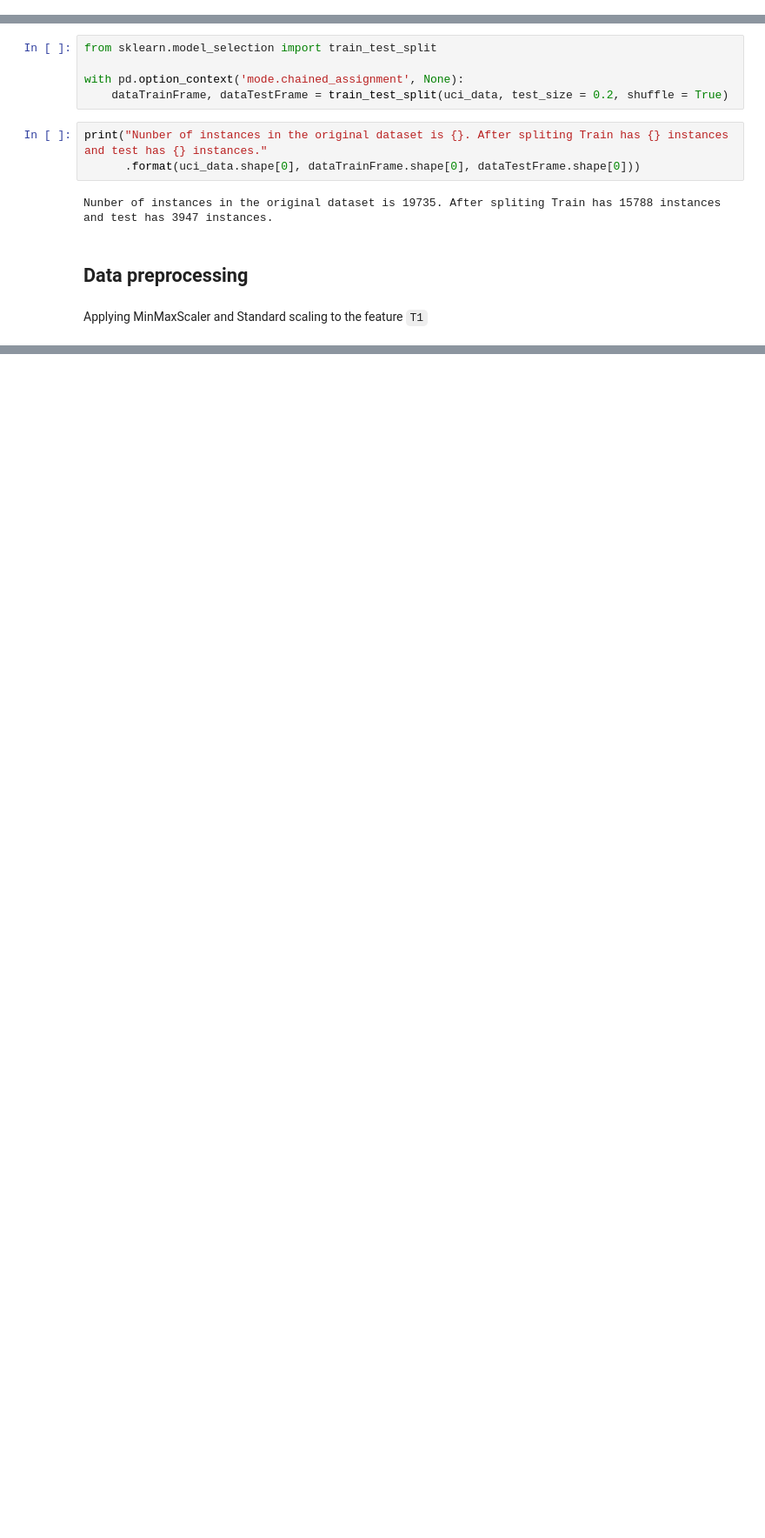
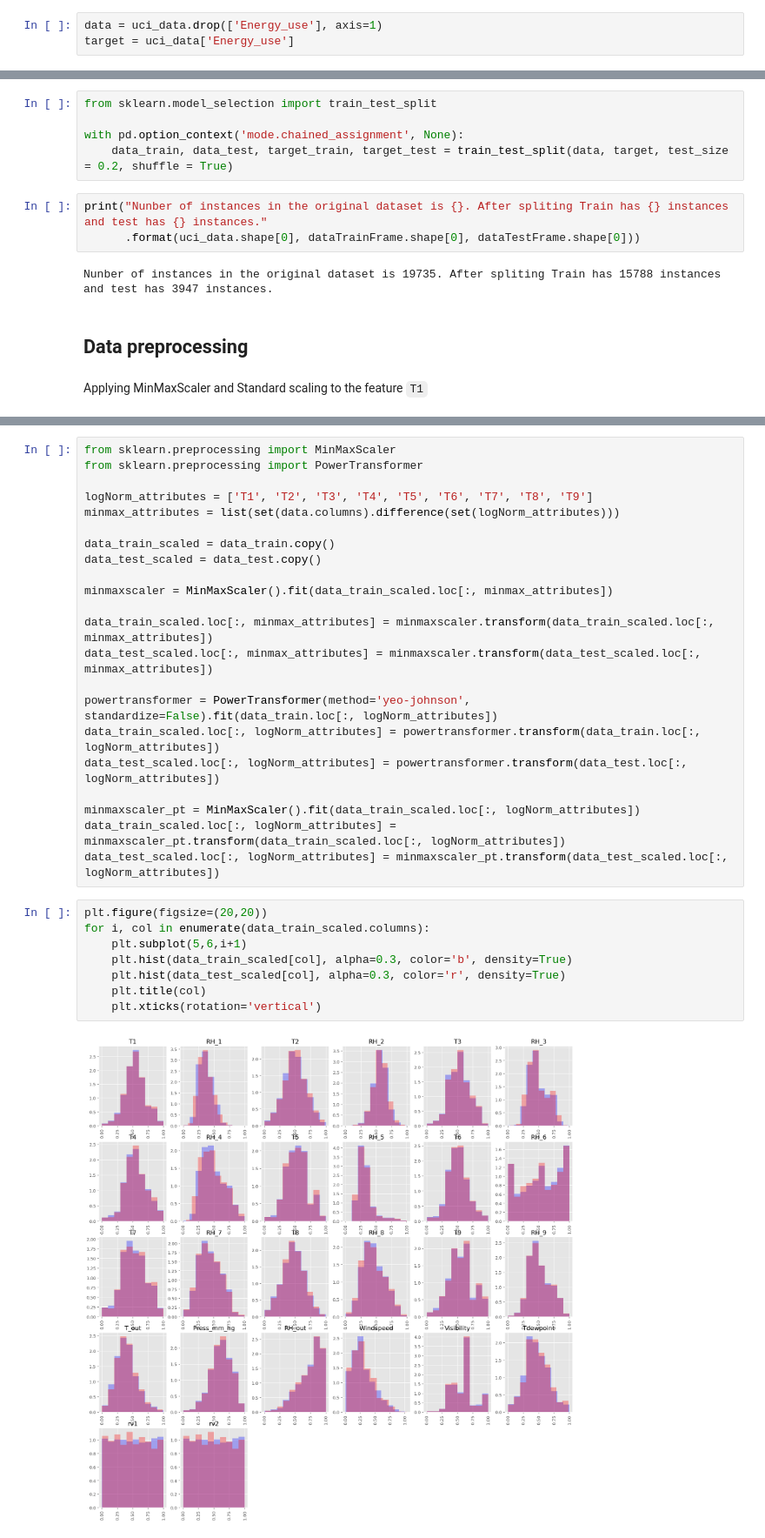
Before and after one commit to Lakindud2002/ML-Assignment2, a Jupyter notebook: Untitled.ipynb, the cells around one changed output, grey strips where cells are left out. Shown: that part at 87% size. Cells and saved outputs as stored; diff of their text form; blank space fills up the shorter version.

Commit message:
data pre processing

```diff
--- a/Untitled.ipynb
+++ b/Untitled.ipynb
@@ -295,13 +295,16 @@ def removeOccutliers(data, columns):
 #    plt.title(value)
 #plt.xticks(rotation='vertical')
 #plt.show()
+# %%
+data = uci_data.drop(['Energy_use'], axis=1)
+target = uci_data['Energy_use']
 # %% [markdown]
 ## Data splitting
 # %%
 from sklearn.model_selection import train_test_split
 
 with pd.option_context('mode.chained_assignment', None):
-    dataTrainFrame, dataTestFrame = train_test_split(uci_data, test_size = 0.2, shuffle = True)
+    data_train, data_test, target_train, target_test = train_test_split(data, target, test_size = 0.2, shuffle = True)
 # %%
 print("Nunber of instances in the original dataset is {}. After spliting Train has {} instances and test has {} instances."
       .format(uci_data.shape[0], dataTrainFrame.shape[0], dataTestFrame.shape[0]))
@@ -364,0 +317,32 @@ Text(0.5, 1.0, 'Power scaling')
+# %%
+from sklearn.preprocessing import MinMaxScaler
+from sklearn.preprocessing import PowerTransformer
+
+logNorm_attributes = ['T1', 'T2', 'T3', 'T4', 'T5', 'T6', 'T7', 'T8', 'T9']
+minmax_attributes = list(set(data.columns).difference(set(logNorm_attributes)))
+
+data_train_scaled = data_train.copy()
+data_test_scaled = data_test.copy()
+
+minmaxscaler = MinMaxScaler().fit(data_train_scaled.loc[:, minmax_attributes])
+
+data_train_scaled.loc[:, minmax_attributes] = minmaxscaler.transform(data_train_scaled.loc[:, minmax_attributes])
+data_test_scaled.loc[:, minmax_attributes] = minmaxscaler.transform(data_test_scaled.loc[:, minmax_attributes])
+
+powertransformer = PowerTransformer(method='yeo-johnson', standardize=False).fit(data_train.loc[:, logNorm_attributes])
+data_train_scaled.loc[:, logNorm_attributes] = powertransformer.transform(data_train.loc[:, logNorm_attributes])
+data_test_scaled.loc[:, logNorm_attributes] = powertransformer.transform(data_test.loc[:, logNorm_attributes])
+
+minmaxscaler_pt = MinMaxScaler().fit(data_train_scaled.loc[:, logNorm_attributes])
+data_train_scaled.loc[:, logNorm_attributes] = minmaxscaler_pt.transform(data_train_scaled.loc[:, logNorm_attributes])
+data_test_scaled.loc[:, logNorm_attributes] = minmaxscaler_pt.transform(data_test_scaled.loc[:, logNorm_attributes])
+# %%
+plt.figure(figsize=(20,20))
+for i, col in enumerate(data_train_scaled.columns):
+    plt.subplot(5,6,i+1)
+    plt.hist(data_train_scaled[col], alpha=0.3, color='b', density=True)
+    plt.hist(data_test_scaled[col], alpha=0.3, color='r', density=True)
+    plt.title(col)
+    plt.xticks(rotation='vertical')
+# %% [output]
+[figure, added]
```
Also changed, not shown: parts of 12 cells of this notebook.
